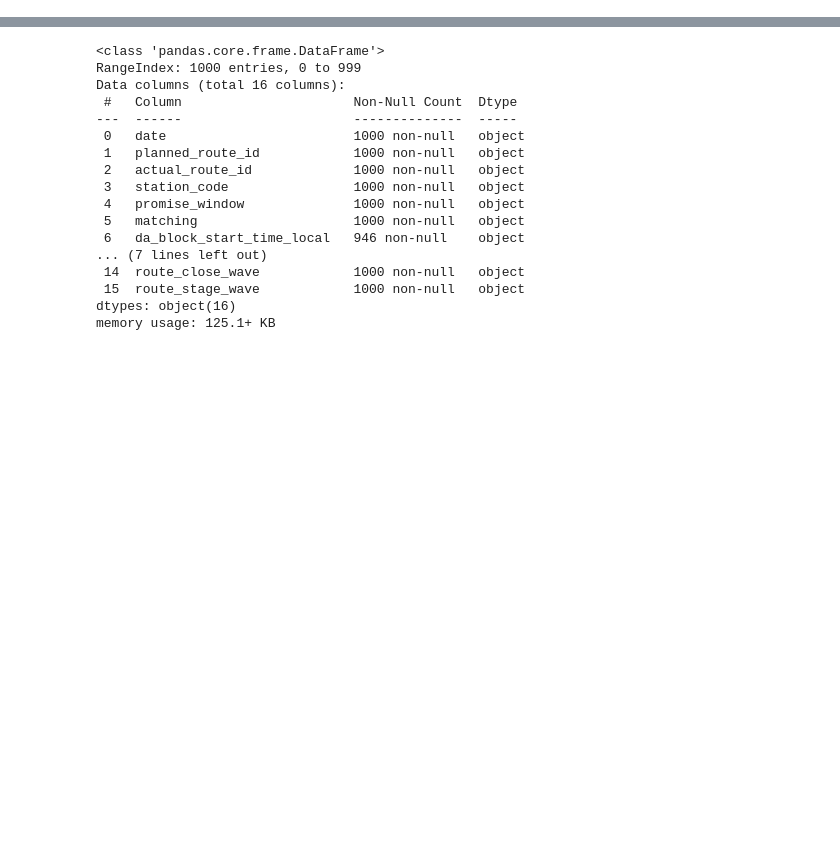
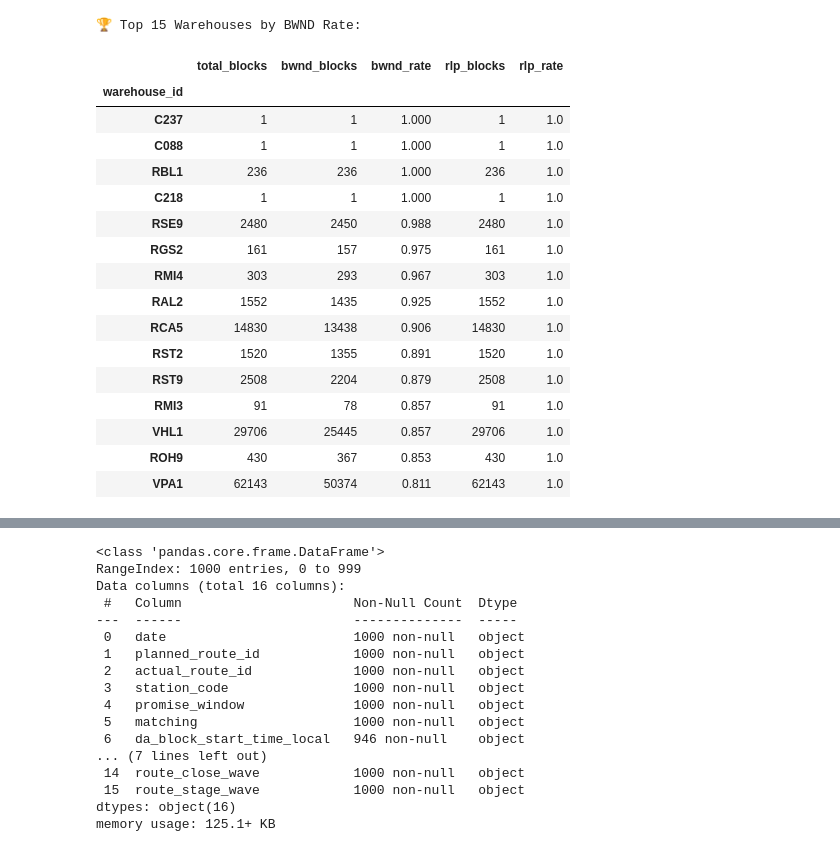
Before and after one commit to mnivs-amazon/bwnd-analysis-project, a Jupyter notebook: RoutesAnalysis.ipynb, the cells around one changed output, grey strips where cells are left out. Saved outputs shown, nothing was run; the diff lists cells and outputs as text; code cells hidden in the pictures; blank space fills up the shorter version.

```diff
--- a/RoutesAnalysis.ipynb
+++ b/RoutesAnalysis.ipynb
@@ -104,0 +498,45 @@ ImportError: cannot import name 'DATABASE_CONFIG' from 'config' (/Users/mnivs/Do
+# %%
+# Warehouse analysis
+warehouse_analysis = df.groupby('warehouse_id').agg({
+    'BWND_happened': ['count', 'sum', 'mean'],
+    'RLP_happened': ['sum', 'mean'],
+    'sum_bwnd_blocks': 'sum',
+    'sum_metric_rlp_adds': 'sum',
+    'duration': 'mean',
+    'guaranteed_earnings_price_per_hr': 'mean'
+}).round(3)
+
+# Flatten column names
+warehouse_analysis.columns = [f"{col[1]}_{col[0]}" if col[1] else col[0] for col in warehouse_analysis.columns]
+warehouse_analysis = warehouse_analysis.rename(columns={
+    'count_BWND_happened': 'total_blocks',
+    'sum_BWND_happened': 'bwnd_blocks',
+    'mean_BWND_happened': 'bwnd_rate',
+    'sum_RLP_happened': 'rlp_blocks',
+    'mean_RLP_happened': 'rlp_rate'
+})
+
+# Sort by BWND rate
+warehouse_analysis = warehouse_analysis.sort_values('bwnd_rate', ascending=False)
+
+print("🏆 Top 15 Warehouses by BWND Rate:")
+display(warehouse_analysis[['total_blocks', 'bwnd_blocks', 'bwnd_rate', 'rlp_blocks', 'rlp_rate']].head(15))
+# %% [output]
+🏆 Top 15 Warehouses by BWND Rate:
+|  | total_blocks | bwnd_blocks | bwnd_rate | rlp_blocks | rlp_rate |
+| warehouse_id |  |  |  |  |  |
+| C237 | 1 | 1 | 1.000 | 1 | 1.0 |
+| C088 | 1 | 1 | 1.000 | 1 | 1.0 |
+| RBL1 | 236 | 236 | 1.000 | 236 | 1.0 |
+| C218 | 1 | 1 | 1.000 | 1 | 1.0 |
+| RSE9 | 2480 | 2450 | 0.988 | 2480 | 1.0 |
+| RGS2 | 161 | 157 | 0.975 | 161 | 1.0 |
+| RMI4 | 303 | 293 | 0.967 | 303 | 1.0 |
+| RAL2 | 1552 | 1435 | 0.925 | 1552 | 1.0 |
+| RCA5 | 14830 | 13438 | 0.906 | 14830 | 1.0 |
+| RST2 | 1520 | 1355 | 0.891 | 1520 | 1.0 |
+| RST9 | 2508 | 2204 | 0.879 | 2508 | 1.0 |
+| RMI3 | 91 | 78 | 0.857 | 91 | 1.0 |
+| VHL1 | 29706 | 25445 | 0.857 | 29706 | 1.0 |
+| ROH9 | 430 | 367 | 0.853 | 430 | 1.0 |
+| VPA1 | 62143 | 50374 | 0.811 | 62143 | 1.0 |
```
Also changed, not shown: parts of 34 cells of this notebook.
